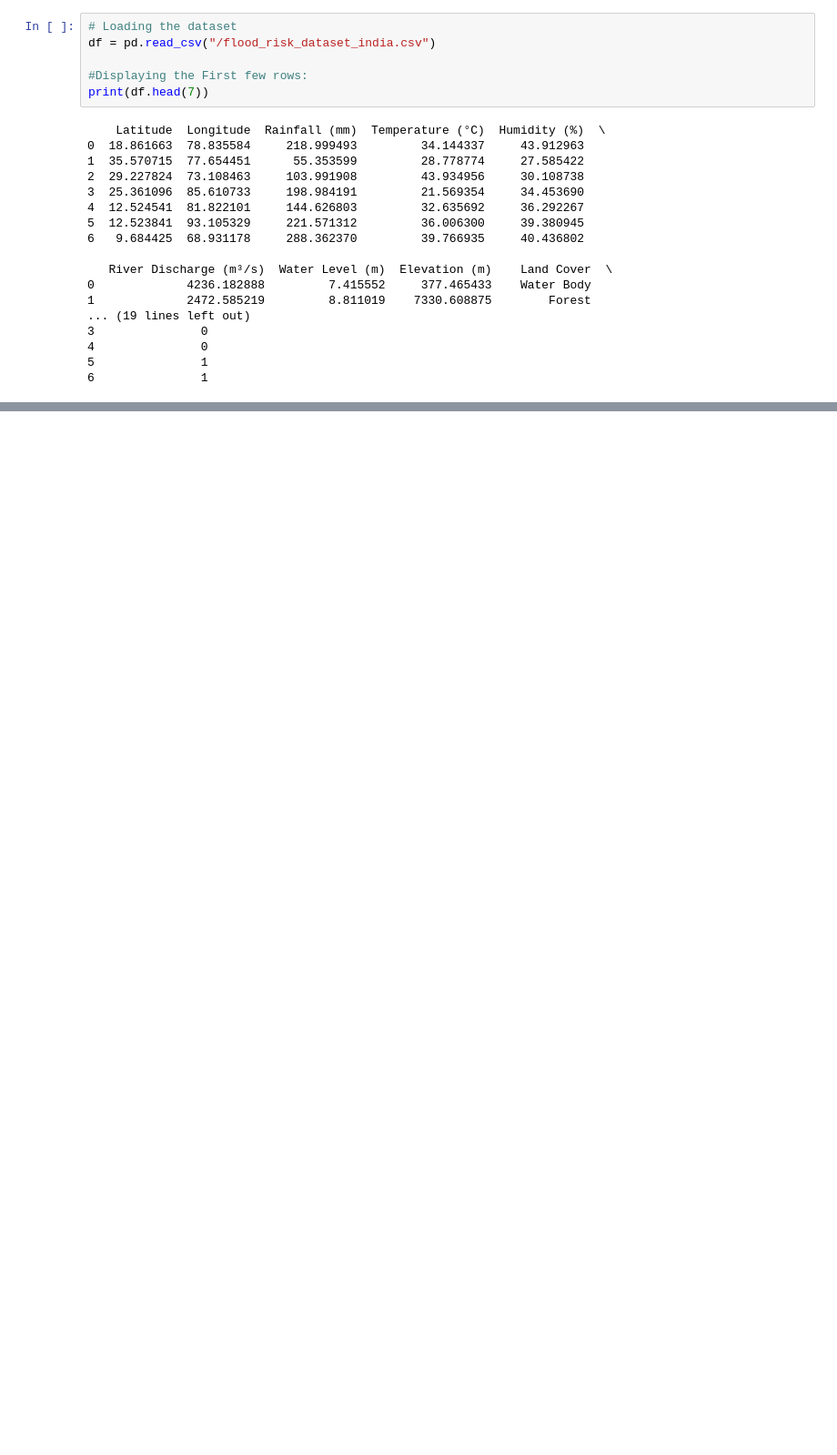
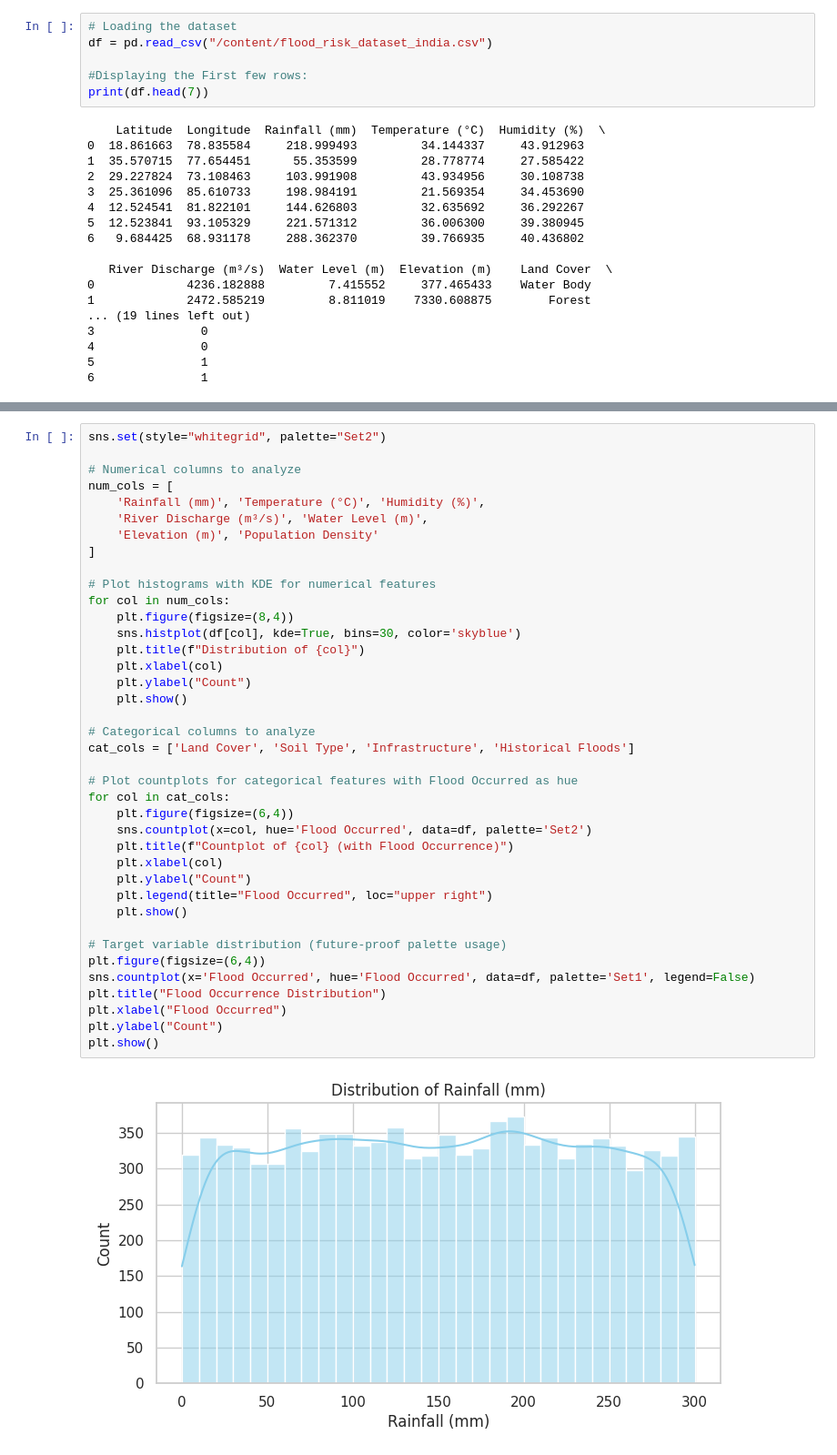
Before and after one commit to respectfularms77/Flood_Risk_Prediction_in_India, a Jupyter notebook: Flood_risk_prediction_in_india.ipynb, the cells around one changed output, grey strips where cells are left out. Shown at 91% size. Drawn from its saved outputs; the diff is of its cells as text; blank space fills up the shorter version.

```diff
--- a/Flood_risk_prediction_in_india.ipynb
+++ b/Flood_risk_prediction_in_india.ipynb
@@ -37,6 +45,6 @@ import seaborn as sns
 # %%
 # Loading the dataset
-df = pd.read_csv("/flood_risk_dataset_india.csv")
+df = pd.read_csv("/content/flood_risk_dataset_india.csv")
 
 #Displaying the First few rows:
 print(df.head(7))
@@ -88,0 +149,41 @@ dtype: int64
+# %%
+sns.set(style="whitegrid", palette="Set2")
+
+# Numerical columns to analyze
+num_cols = [
+    'Rainfall (mm)', 'Temperature (°C)', 'Humidity (%)',
+    'River Discharge (m³/s)', 'Water Level (m)',
+    'Elevation (m)', 'Population Density'
+]
+
+# Plot histograms with KDE for numerical features
+for col in num_cols:
+    plt.figure(figsize=(8,4))
+    sns.histplot(df[col], kde=True, bins=30, color='skyblue')
+    plt.title(f"Distribution of {col}")
+    plt.xlabel(col)
+    plt.ylabel("Count")
+    plt.show()
+
+# Categorical columns to analyze
+cat_cols = ['Land Cover', 'Soil Type', 'Infrastructure', 'Historical Floods']
+
+# Plot countplots for categorical features with Flood Occurred as hue
+for col in cat_cols:
+    plt.figure(figsize=(6,4))
+    sns.countplot(x=col, hue='Flood Occurred', data=df, palette='Set2')
+    plt.title(f"Countplot of {col} (with Flood Occurrence)")
+    plt.xlabel(col)
+    plt.ylabel("Count")
+    plt.legend(title="Flood Occurred", loc="upper right")
+    plt.show()
+
+# Target variable distribution (future-proof palette usage)
+plt.figure(figsize=(6,4))
+sns.countplot(x='Flood Occurred', hue='Flood Occurred', data=df, palette='Set1', legend=False)
+plt.title("Flood Occurrence Distribution")
+plt.xlabel("Flood Occurred")
+plt.ylabel("Count")
+plt.show()
+# %% [output]
+[figure, added]
```
Also changed, not shown: parts of 19 cells of this notebook.
